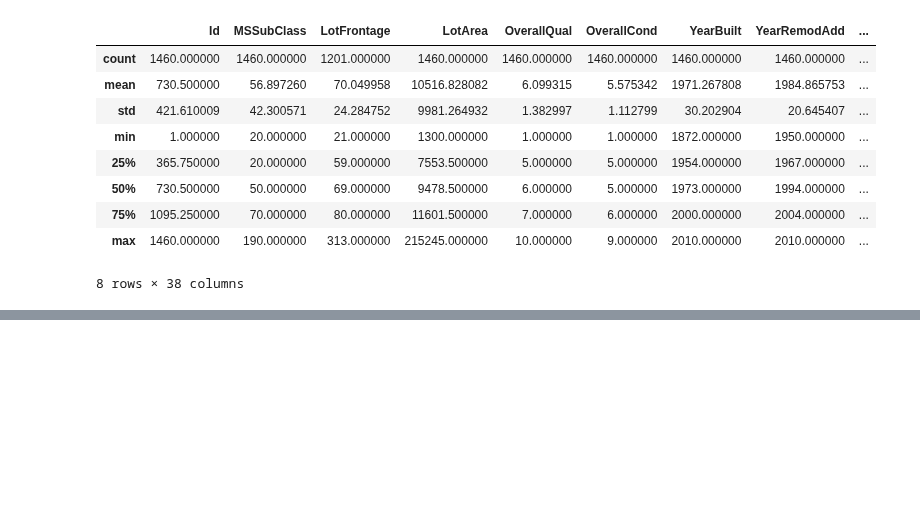
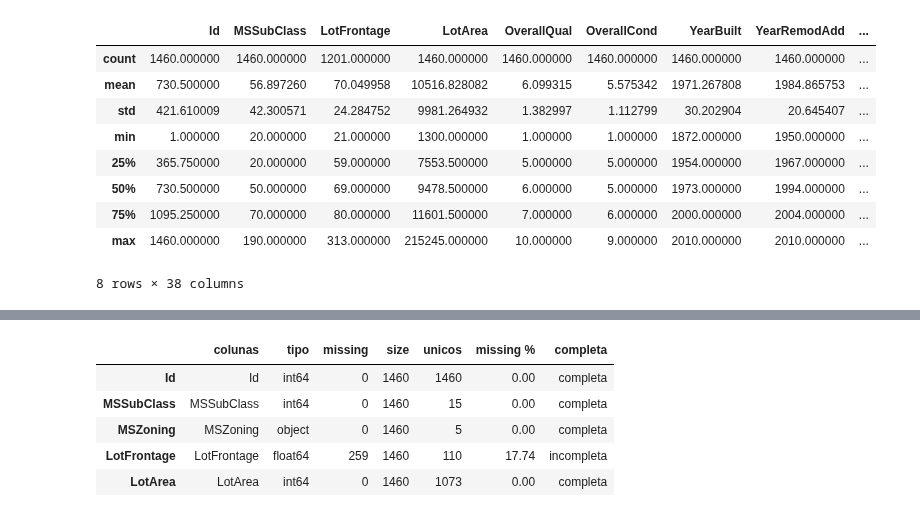
Before and after one commit to mikaelcordeiro/semanas, a Jupyter notebook: semana6/semana_6.ipynb, the cells around one changed output, grey strips where cells are left out. Cells and saved outputs as stored; diff of their text form; code cells hidden in the pictures; blank space fills up the shorter version.

```diff
--- a/semana6/semana_6.ipynb
+++ b/semana6/semana_6.ipynb
@@ -107,0 +164,9 @@ for i in colunas:
+# %%
+cons.head()
+# %% [output]
+|  | colunas | tipo | missing | size | unicos | missing % | completa |
+| Id | Id | int64 | 0 | 1460 | 1460 | 0.00 | completa |
+| MSSubClass | MSSubClass | int64 | 0 | 1460 | 15 | 0.00 | completa |
+| MSZoning | MSZoning | object | 0 | 1460 | 5 | 0.00 | completa |
+| LotFrontage | LotFrontage | float64 | 259 | 1460 | 110 | 17.74 | incompleta |
+| LotArea | LotArea | int64 | 0 | 1460 | 1073 | 0.00 | completa |
```
Also changed, not shown: parts of 15 cells of this notebook.
